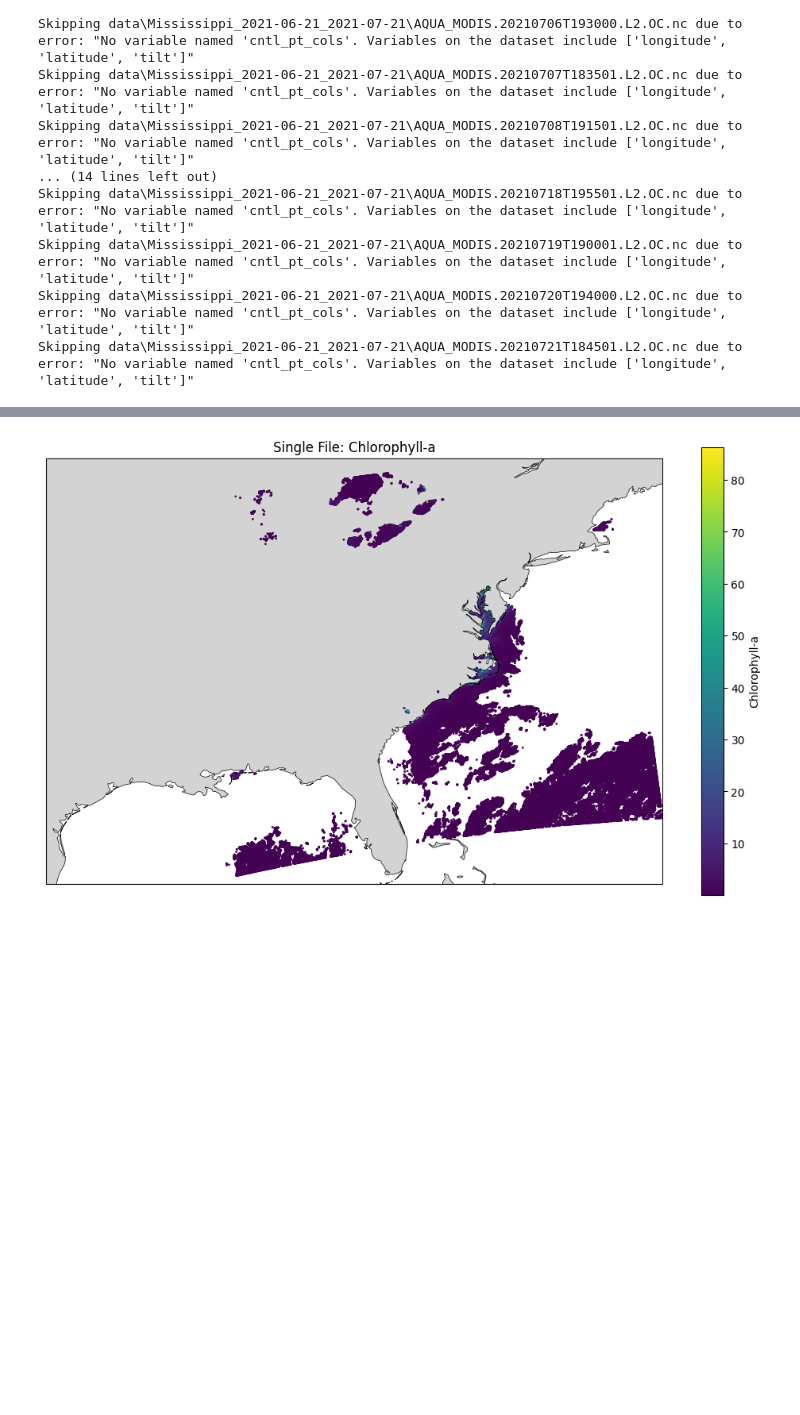
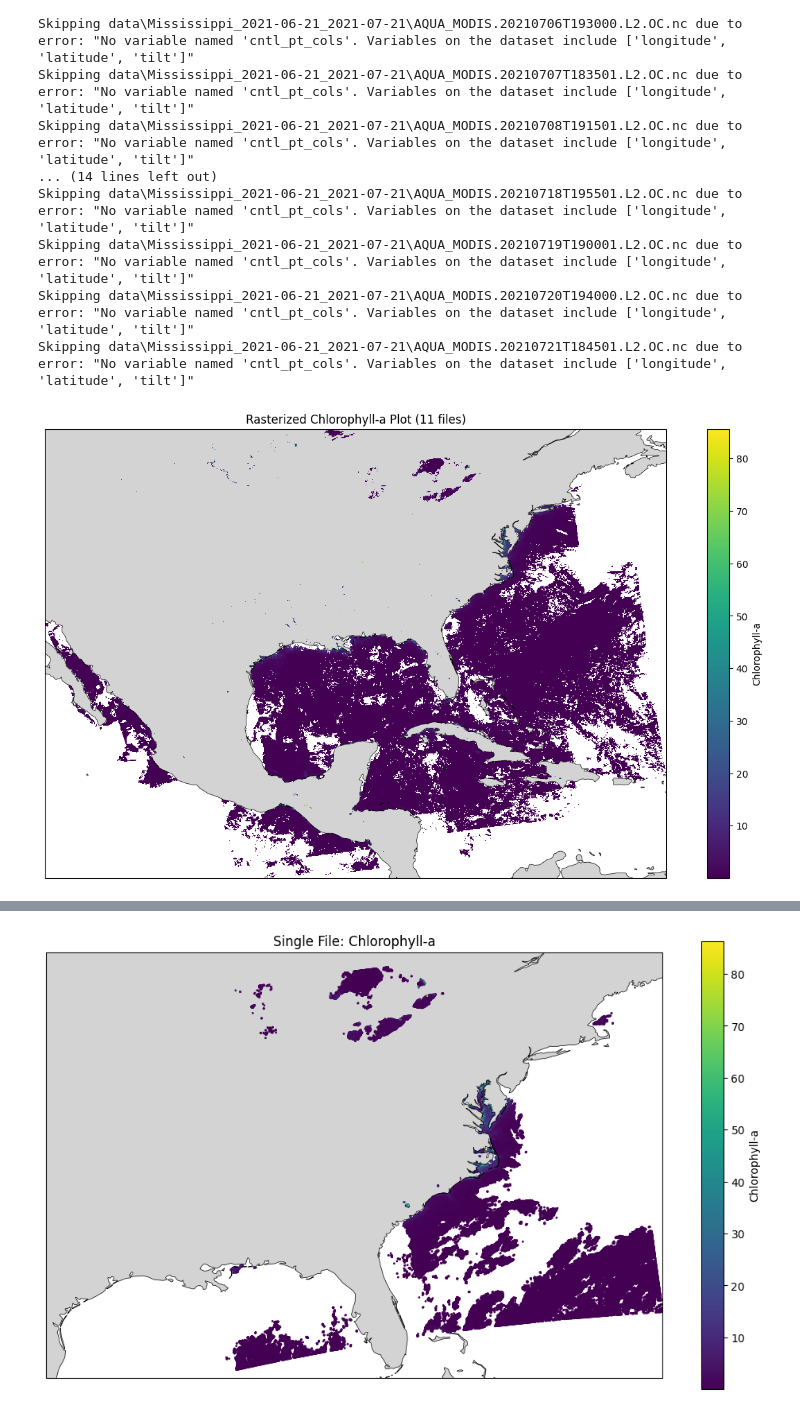
Before and after one commit to makaip/nasa-murep-local, a Jupyter notebook: river_plumes/graphpipeline.ipynb, the cells around one changed output, grey strips where cells are left out. Drawn from its saved outputs; the diff is of its cells as text; code cells hidden in the pictures; blank space fills up the shorter version.

```diff
--- a/river_plumes/graphpipeline.ipynb
+++ b/river_plumes/graphpipeline.ipynb
@@ -37,0 +74,35 @@ Skipping data\Mississippi_2021-06-21_2021-07-21\AQUA_MODIS.20210721T184501.L2.OC
+# %%
+import matplotlib.pyplot as plt
+import cartopy.crs as ccrs
+import cartopy.feature as cfeature
+from scipy.stats import binned_statistic_2d
+import numpy as np
+
+lat_bins, lon_bins = 1000, 1000
+
+# Create 2D histogram for chlor_a using binning
+stat, lat_edges, lon_edges, _ = binned_statistic_2d(
+    all_lat, all_lon, all_var, statistic='mean', bins=[lat_bins, lon_bins]
+)
+
+# Meshgrid needed for pcolormesh (edges, not centers)
+lon_grid, lat_grid = np.meshgrid(lon_edges, lat_edges)
+
+# ========== PLOTTING ==========
+fig = plt.figure(figsize=(12, 7))
+ax = plt.axes(projection=ccrs.PlateCarree())
+
+# Plot raster using pcolormesh
+raster = ax.pcolormesh(lon_grid, lat_grid, stat, cmap='viridis', shading='auto', transform=ccrs.PlateCarree())
+
+# Add map features
+ax.add_feature(cfeature.COASTLINE, linewidth=0.5)
+ax.add_feature(cfeature.LAND, facecolor='lightgray')
+
+# Colorbar and title
+plt.colorbar(raster, label='Chlorophyll-a')
+plt.title(f"Rasterized Chlorophyll-a Plot ({len(datasets_subset)} files)")
+plt.tight_layout()
+plt.show()
+# %% [output]
+[figure, added]
```
Also changed, not shown: parts of 3 cells of this notebook.
